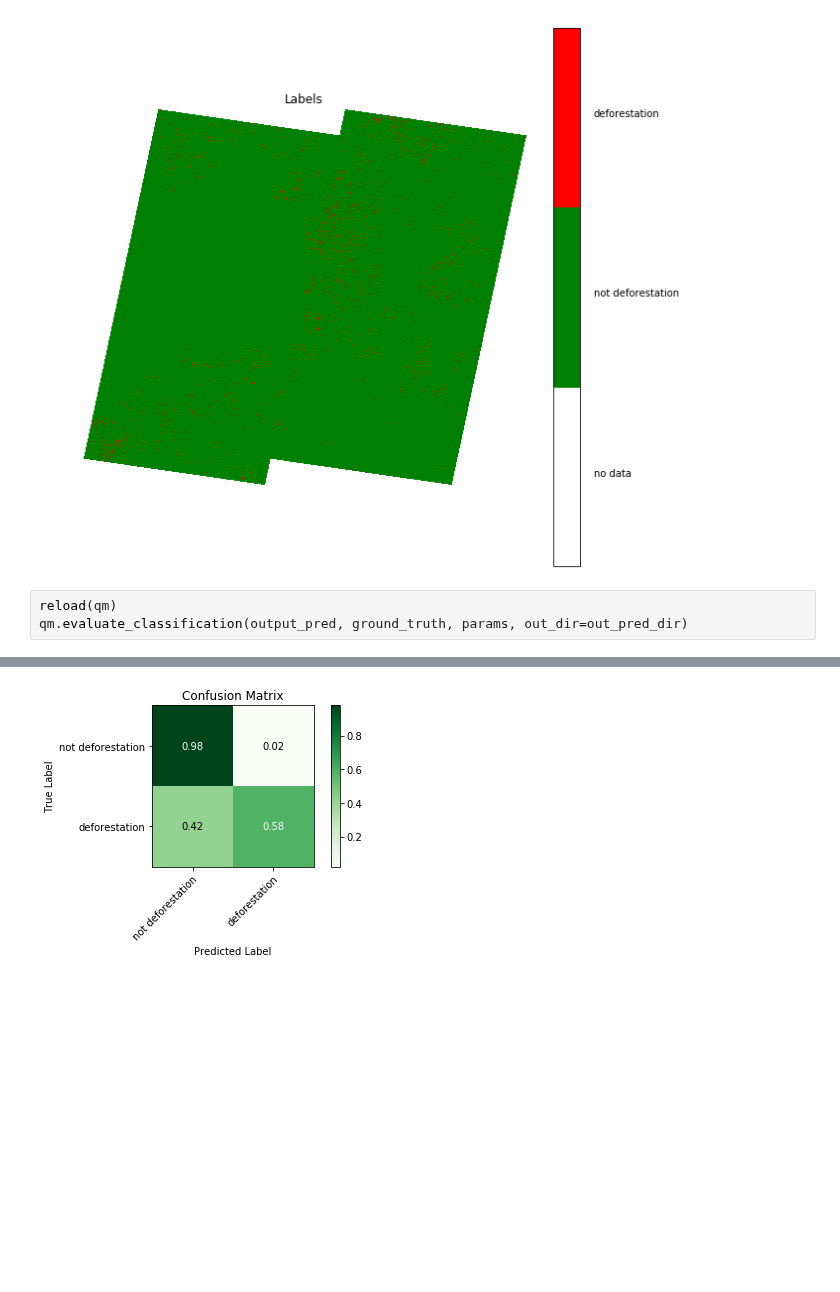
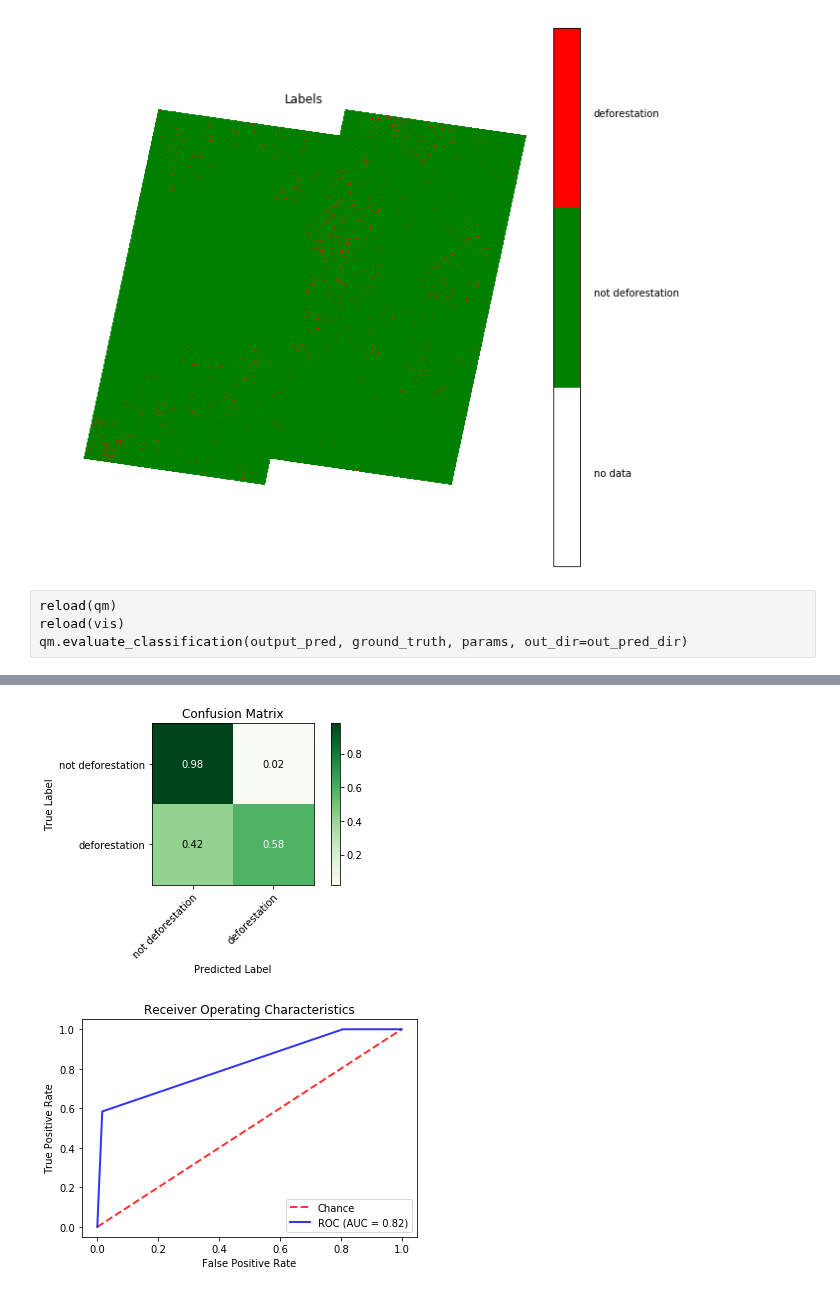
Before and after one commit to rvmaretto/deepgeo, a Jupyter notebook: notebooks/predict_fcn.ipynb, the cells around one changed output, grey strips where cells are left out. Saved outputs shown, nothing was run; the diff lists cells and outputs as text; blank space fills up the shorter version.

```diff
--- a/notebooks/predict_fcn.ipynb
+++ b/notebooks/predict_fcn.ipynb
@@ -124,6 +125,7 @@ vis.plot_labels(true_rarr, ['no data', 'not deforestation', 'deforestation'], co
 [figure]
 # %%
 reload(qm)
+reload(vis)
 qm.evaluate_classification(output_pred, ground_truth, params, out_dir=out_pred_dir)
 # %% [output]
 <<------------------------------------------------------------>>
@@ -145,2 +147,3 @@ Confusion Matrix:
  [0.41583424 0.58416576]]
 [figure]
+[figure, added]
```
Also changed, not shown: parts of 3 cells of this notebook, 3 other files.
